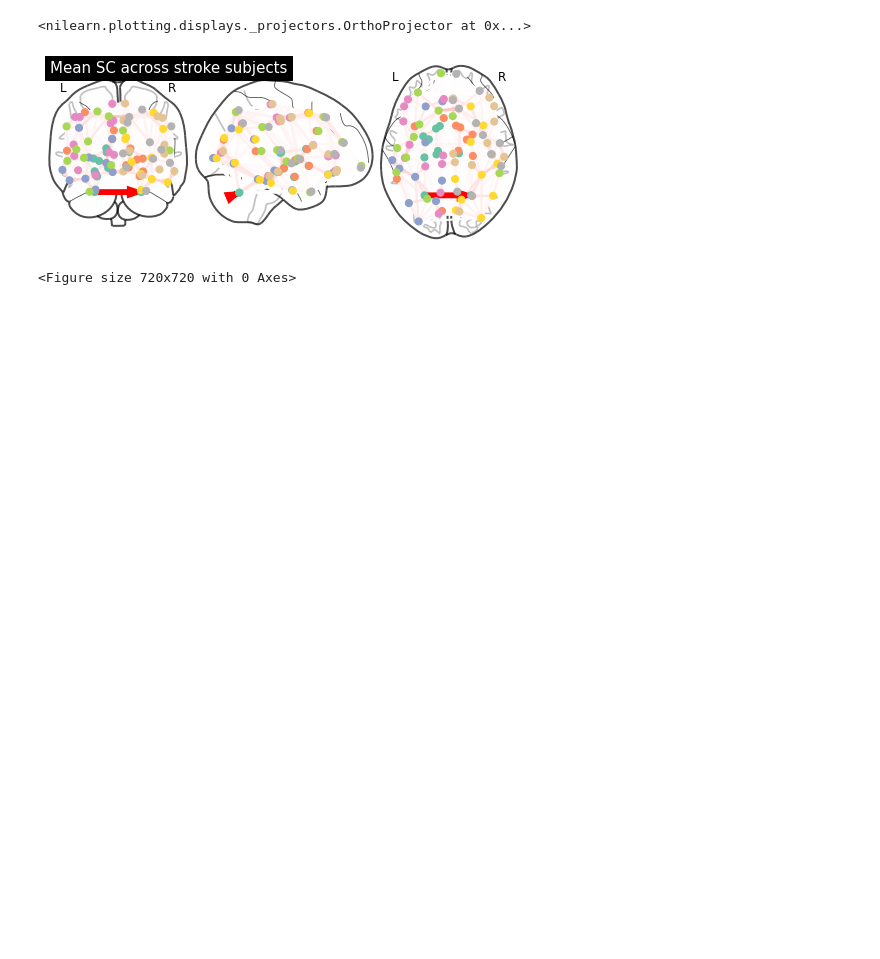
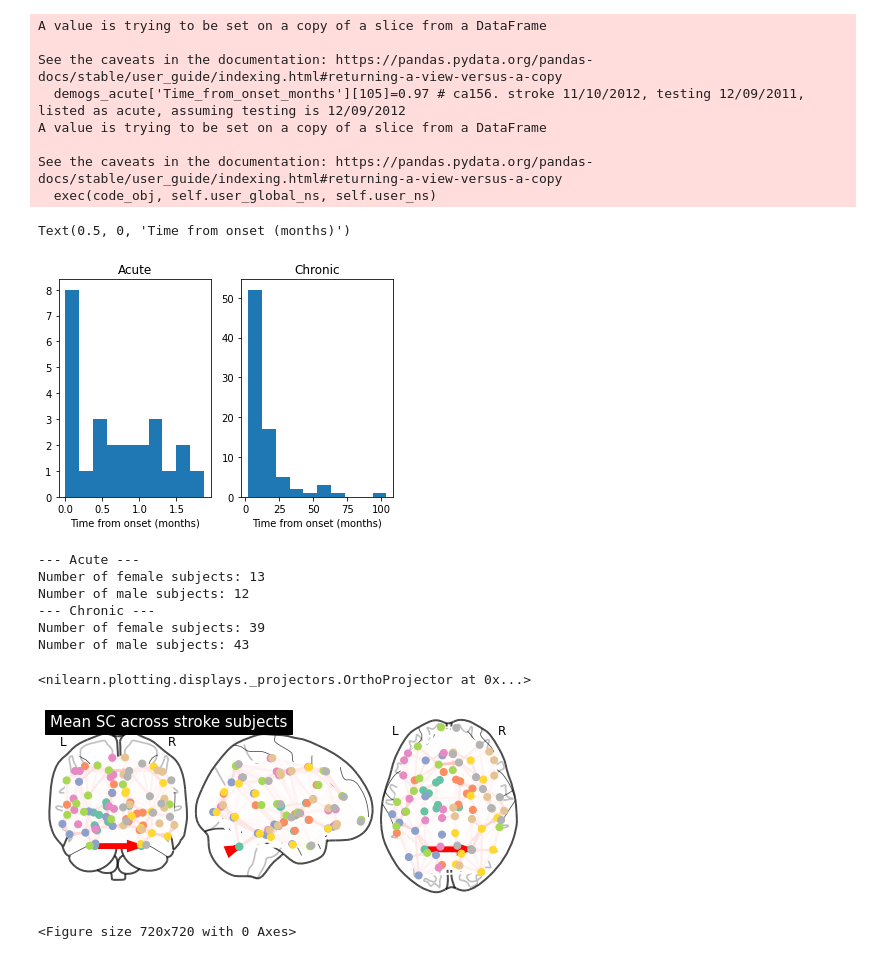
Before and after one commit to emilyolafson/cognition_nemo, a Jupyter notebook: iowa_SC_FC_cognition.ipynb, the cells around one changed output. Saved outputs shown, nothing was run; the diff lists cells and outputs as text; code cells hidden in the pictures; blank space fills up the shorter version.

```diff
--- a/iowa_SC_FC_cognition.ipynb
+++ b/iowa_SC_FC_cognition.ipynb
@@ -478,3 +605,46 @@ not found: 75
+# %%
+plt.subplot(1,2,1)
+demogs_acute['Time_from_onset_months'][105]=0.97 # ca156. stroke 11/10/2012, testing 12/09/2011, listed as acute, assuming testing is 12/09/2012
+plt.hist(demogs_acute['Time_from_onset_months'])
+plt.title('Acute')
+plt.xlabel('Time from onset (months)')
+
+plt.subplot(1,2,2)
+plt.hist(demogs_chronic['Time_from_onset_months'])
+plt.title('Chronic')
+plt.xlabel('Time from onset (months)')
+# %% [output]
+A value is trying to be set on a copy of a slice from a DataFrame
+
+See the caveats in the documentation: https://pandas.pydata.org/pandas-docs/stable/user_guide/indexing.html#returning-a-view-versus-a-copy
+  demogs_acute['Time_from_onset_months'][105]=0.97 # ca156. stroke 11/10/2012, testing 12/09/2011, listed as acute, assuming testing is 12/09/2012
+A value is trying to be set on a copy of a slice from a DataFrame
+
+See the caveats in the documentation: https://pandas.pydata.org/pandas-docs/stable/user_guide/indexing.html#returning-a-view-versus-a-copy
+  exec(code_obj, self.user_global_ns, self.user_ns)
+Text(0.5, 0, 'Time from onset (months)')
+[figure, added]
+# %%
+female=np.sum(demogs_acute['SEX']=='F')
+male=np.sum(demogs_acute['SEX']!='F')
+
+print("--- Acute ---")
+print("Number of female subjects: " + str(female))
+print("Number of male subjects: " + str(male))
+
+female=np.sum(demogs_chronic['SEX']=='F')
+male=np.sum(demogs_chronic['SEX']!='F')
+
+print("--- Chronic ---")
+print("Number of female subjects: " + str(female))
+print("Number of male subjects: " + str(male))
+# %% [output]
+--- Acute ---
+Number of female subjects: 13
+Number of male subjects: 12
+--- Chronic ---
+Number of female subjects: 39
+Number of male subjects: 43
 # %%
 # SC average across stroke subjects
 from nilearn import datasets
```
Also changed, not shown: parts of 16 cells of this notebook, 1 other file.
